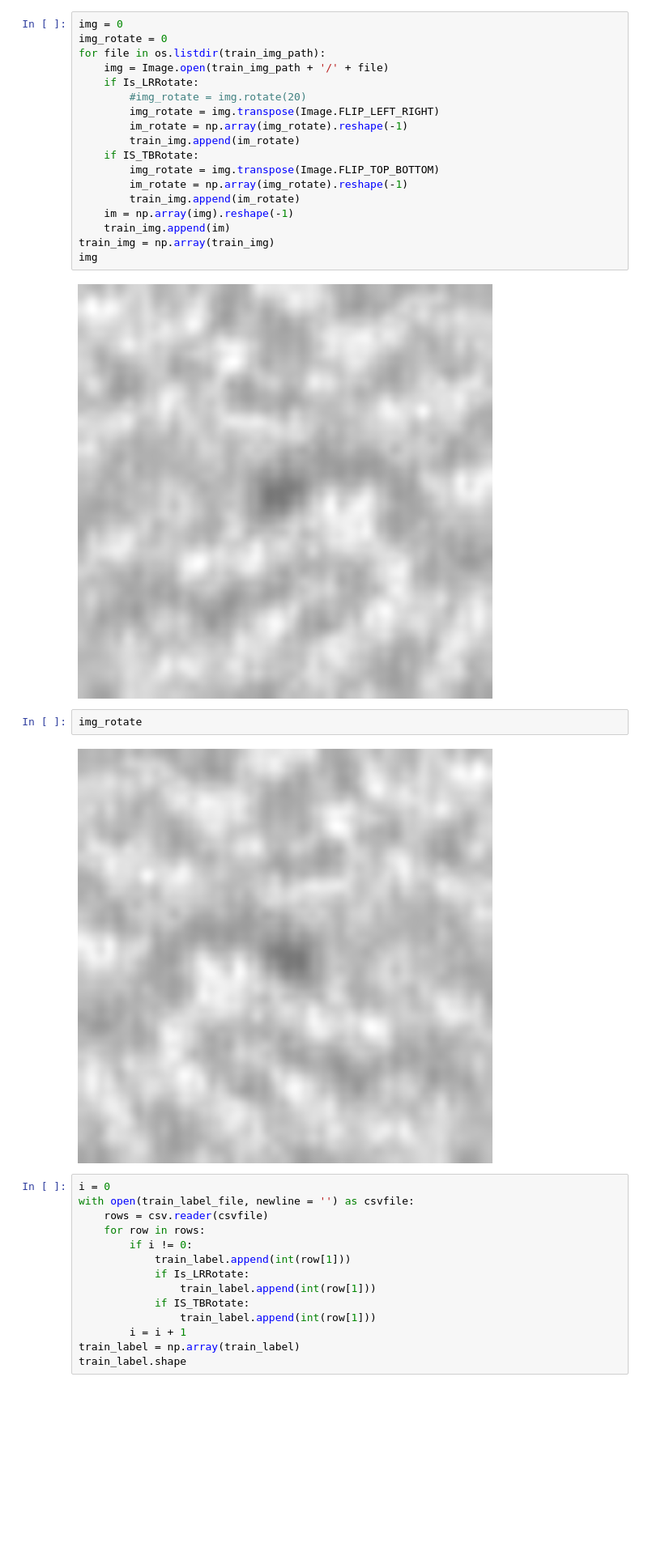
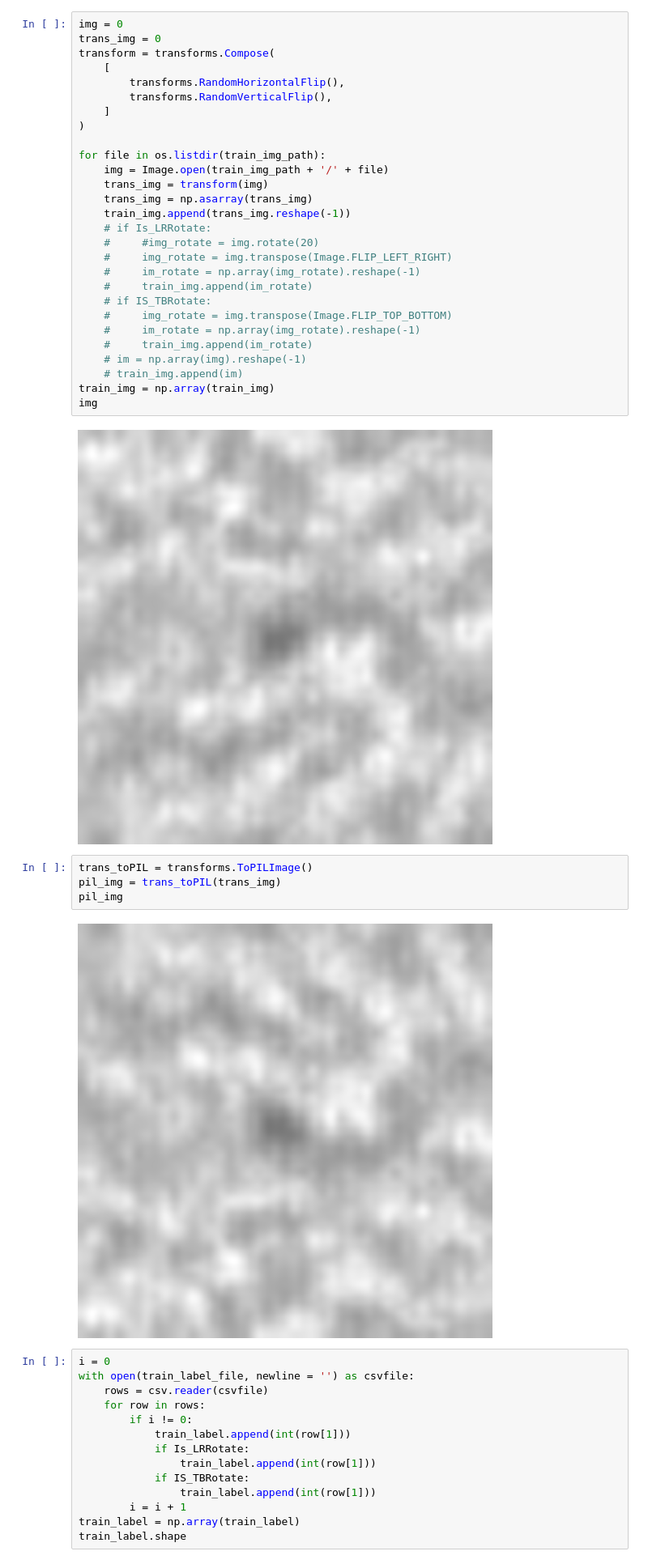
Before and after one commit to kevin879275/AOI_DETECT, a Jupyter notebook: AOI/aoi.ipynb, the cells around one changed output. Shown: that part at 81% size. Cells and saved outputs as stored; diff of their text form; blank space fills up the shorter version.

```diff
--- a/AOI/aoi.ipynb
+++ b/AOI/aoi.ipynb
@@ -27,28 +28,40 @@ IS_TBRotate = True
 # LOAD IMAGE
 # %%
 img = 0
-img_rotate = 0
+trans_img = 0
+transform = transforms.Compose(
+    [
+        transforms.RandomHorizontalFlip(),
+        transforms.RandomVerticalFlip(),
+    ]
+)
+
 for file in os.listdir(train_img_path):
     img = Image.open(train_img_path + '/' + file)
-    if Is_LRRotate:
-        #img_rotate = img.rotate(20)
-        img_rotate = img.transpose(Image.FLIP_LEFT_RIGHT)
-        im_rotate = np.array(img_rotate).reshape(-1)
-        train_img.append(im_rotate)
-    if IS_TBRotate:
-        img_rotate = img.transpose(Image.FLIP_TOP_BOTTOM)
-        im_rotate = np.array(img_rotate).reshape(-1)
-        train_img.append(im_rotate)
-    im = np.array(img).reshape(-1)
-    train_img.append(im)
+    trans_img = transform(img)
+    trans_img = np.asarray(trans_img)
+    train_img.append(trans_img.reshape(-1))
+    # if Is_LRRotate:
+    #     #img_rotate = img.rotate(20)
+    #     img_rotate = img.transpose(Image.FLIP_LEFT_RIGHT)
+    #     im_rotate = np.array(img_rotate).reshape(-1)
+    #     train_img.append(im_rotate)
+    # if IS_TBRotate:
+    #     img_rotate = img.transpose(Image.FLIP_TOP_BOTTOM)
+    #     im_rotate = np.array(img_rotate).reshape(-1)
+    #     train_img.append(im_rotate)
+    # im = np.array(img).reshape(-1)
+    # train_img.append(im)
 train_img = np.array(train_img)
 img
 # %% [output]
 [figure]
-# %%
-img_rotate
-# %% [output]
-[figure, removed]
+# %%
+trans_toPIL = transforms.ToPILImage()
+pil_img = trans_toPIL(trans_img)
+pil_img
+# %% [output]
+[figure, added]
 # %%
 i = 0
 with open(train_label_file, newline = '') as csvfile:
```
Also changed, not shown: parts of 3 cells of this notebook.
